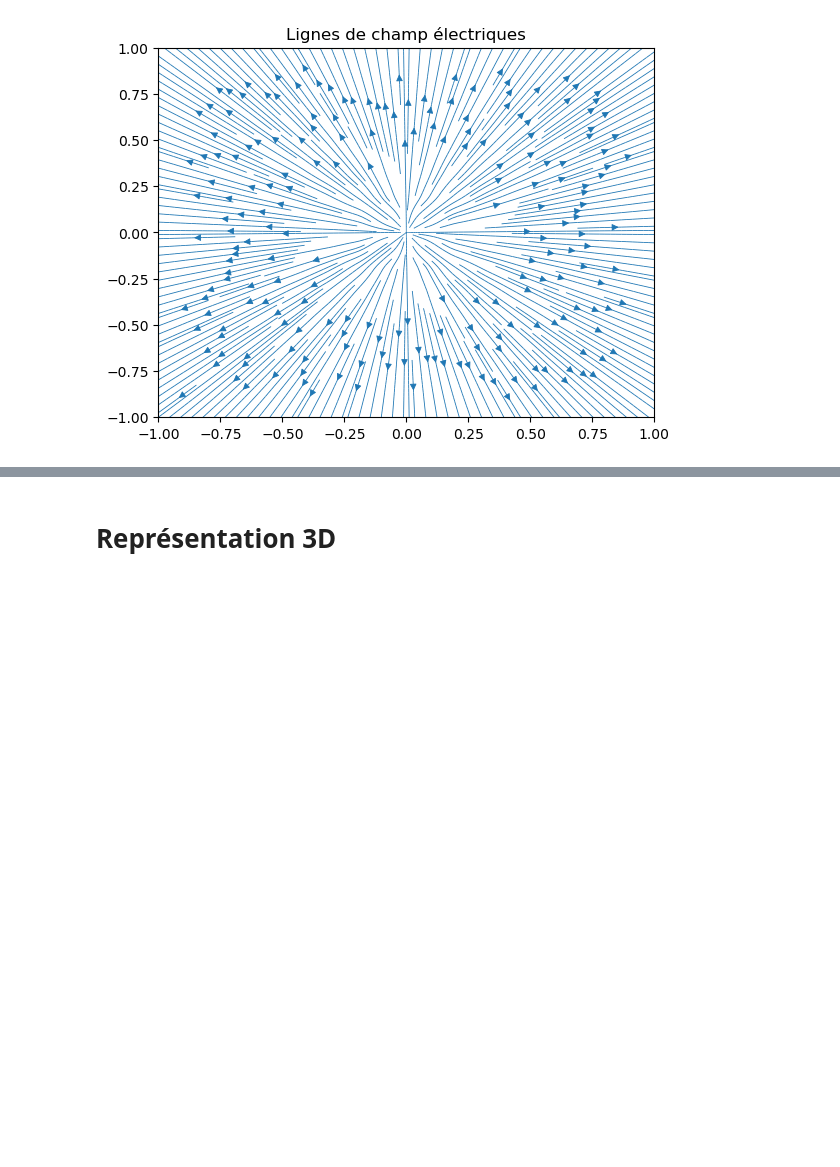
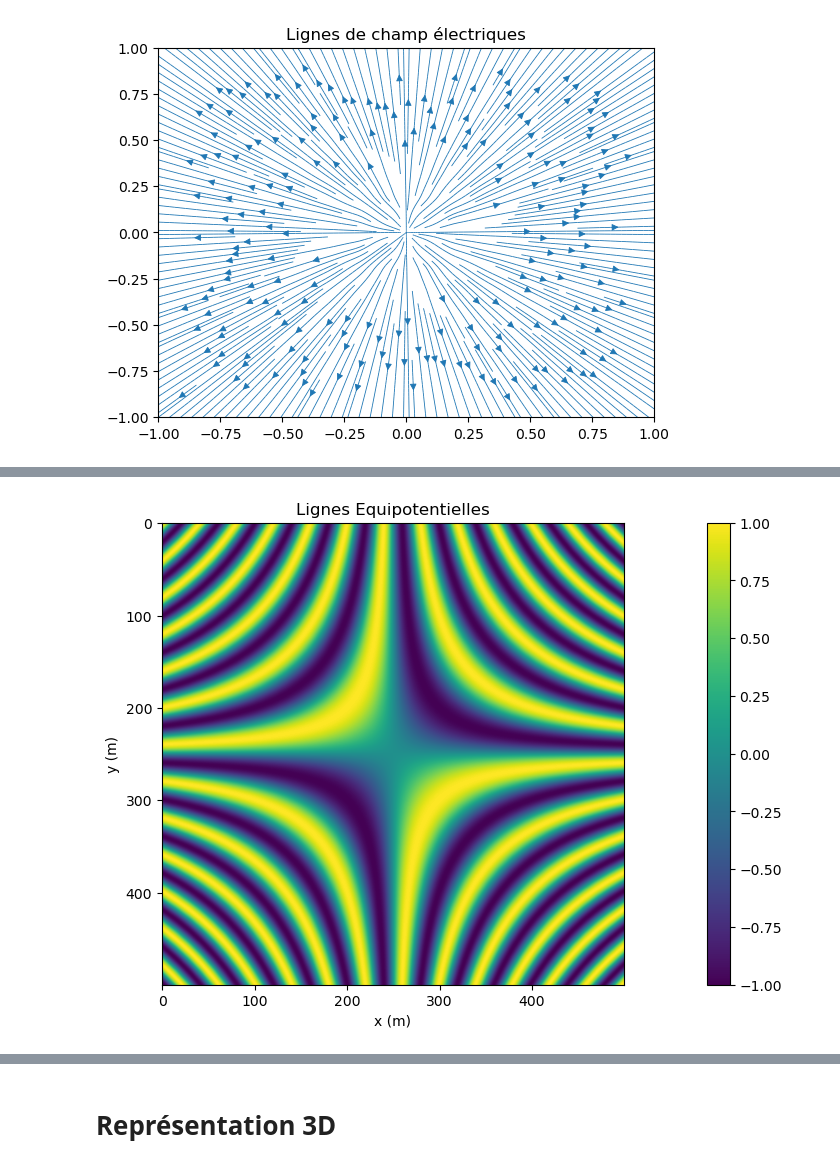
Before and after one commit to Brice-KENGNI-ZANGUIM/Python-pour-les-Mathematiques, a Jupyter notebook: Visualiser un champ de vecteurs.ipynb, the cells around one changed output, grey strips where cells are left out. Cells and saved outputs as stored; diff of their text form; code cells hidden in the pictures; blank space fills up the shorter version.

```diff
--- a/Visualiser un champ de vecteurs.ipynb
+++ b/Visualiser un champ de vecteurs.ipynb
@@ -177,0 +219,14 @@ plt.show()
+# %%
+plt.figure( figsize = (9,6))
+
+plt.imshow(  V(500)[-1].T )
+plt.colorbar()
+plt.axis("scaled")
+plt.xlabel("x (m)")
+plt.ylabel("y (m)")
+
+plt.title("Lignes Equipotentielles")
+
+plt.show()
+# %% [output]
+[figure, added]
```
Also changed, not shown: parts of 8 cells of this notebook.
